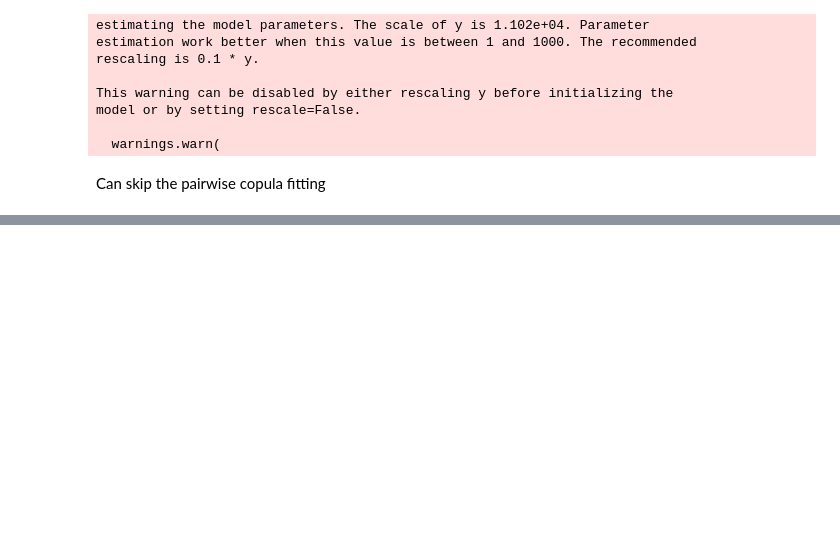
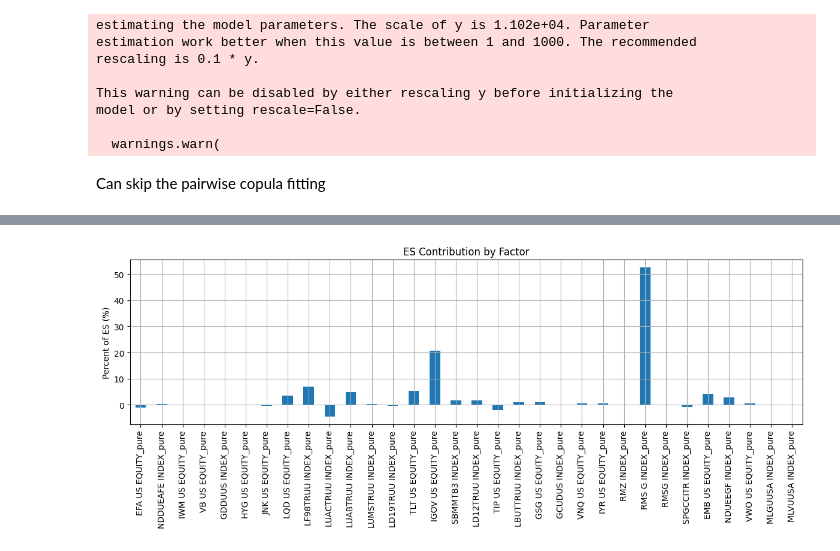
Before and after one commit to ishaan-mah/vine-copulas, a Jupyter notebook: Data/Code.ipynb, the cells around one changed output, grey strips where cells are left out. Cells and saved outputs as stored; diff of their text form; code cells hidden in the pictures; blank space fills up the shorter version.

```diff
--- a/Data/Code.ipynb
+++ b/Data/Code.ipynb
@@ -13,6 +17,7 @@ from scipy.stats import kendalltau
 # %%
 df = pd.read_excel("Data.xlsx", header=[1], index_col=0)
-returns = ((df.shift(1)-df)/df.shift(1)*100).shift(-1)
+df = df.sort_values("Dates")
+returns = df.pct_change()
 log_returns = (np.log(df / df.shift(1))).shift(-1)
 log_returns_std = (log_returns - log_returns.mean()) / log_returns.std()
 # %%
@@ -339,3 +346,45 @@ plt.show()
+# %%
+import numpy as np
+import pandas as pd
+
+# Inputs: already simulated
+# R_sim: shape (N, d)
+# P_sim: shape (N,)
+# beta: shape (d,)
+# alpha: confidence level (e.g., 0.95)
+
+alpha = 0.95
+
+# Step 1: Compute indicator mask for tail losses
+VaR_alpha = np.quantile(P_sim, 1 - alpha)
+tail_mask = P_sim <= VaR_alpha
+
+# Step 2: Get individual factor contributions to loss
+L_sim = -R_sim * beta  # shape (N, d)
+L_tail = L_sim[tail_mask, :]  # shape (~(1-alpha)*N, d)
+
+# Step 3: Compute marginal ES contributions (expected loss in tail per factor)
+ES_i = L_tail.mean(axis=0)  # shape (d,)
+ES_total = ES_i.sum()
+
+# Step 4: Create results table
+columns = pseudo_obs_clean.columns
+es_df = pd.DataFrame({
+    "Weight (β)": beta,
+    "ES Contribution": ES_i,
+    "ES %": ES_i / ES_total * 100
+}, index=columns)
+
+es_df.loc["Total"] = ["", ES_total, 100.0]
+import matplotlib.pyplot as plt
+
+es_df[:-1]["ES %"].plot(kind="bar", figsize=(12, 5), title="ES Contribution by Factor")
+plt.ylabel("Percent of ES (%)")
+plt.grid(True)
+plt.tight_layout()
+plt.show()
+# %% [output]
+[figure, added]
 # %% [markdown]
 <a style='text-decoration:none;line-height:16px;display:flex;color:#5B5B62;padding:10px;justify-content:end;' href='https://deepnote.com?utm_source=created-in-deepnote-cell&projectId=6e45a993-9b13-43fa-b582-477d9f3e7301' target="_blank">
 <img alt='Created in deepnote.com' style='display:inline;max-height:16px;margin:0px;margin-right:7.5px;' src='embedded-picture-1' > </img>
```
Also changed, not shown: parts of 11 cells of this notebook.
